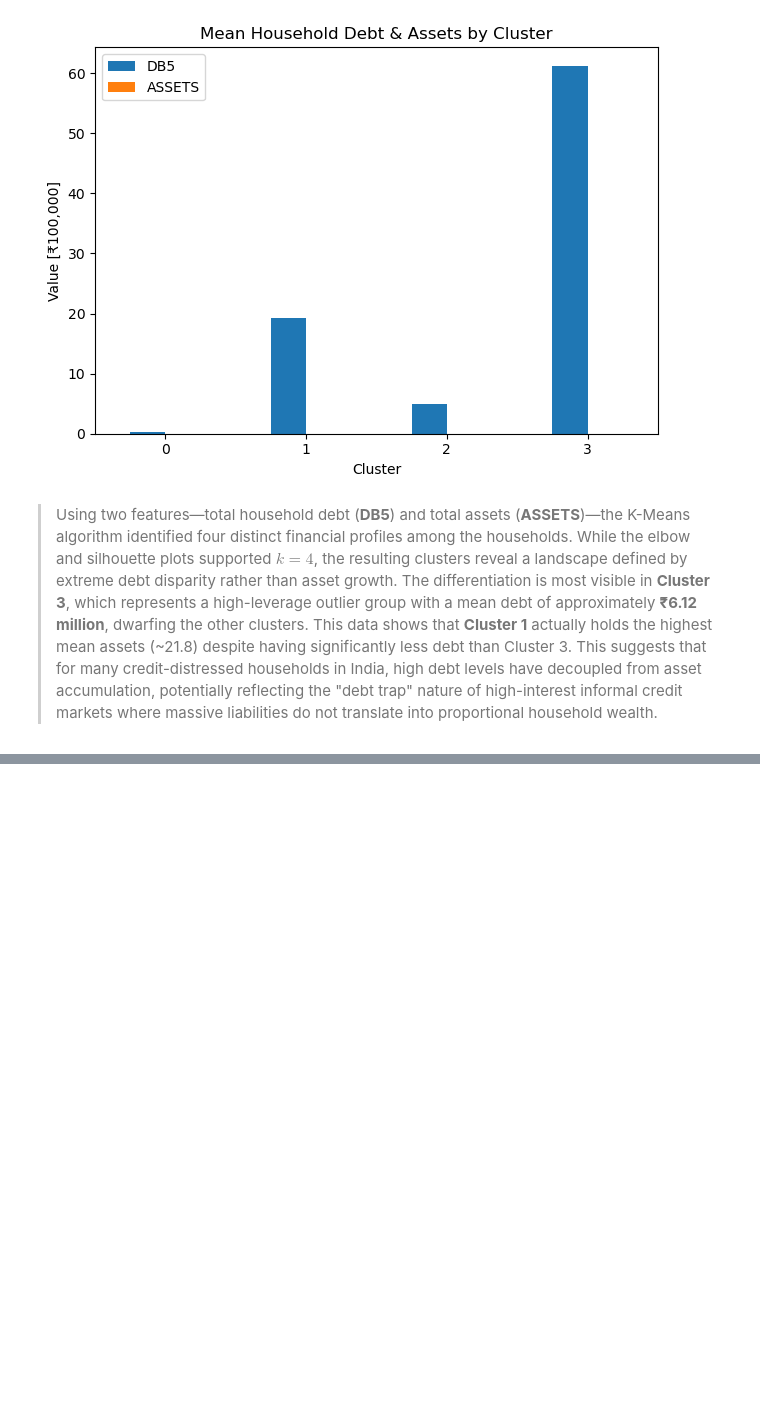
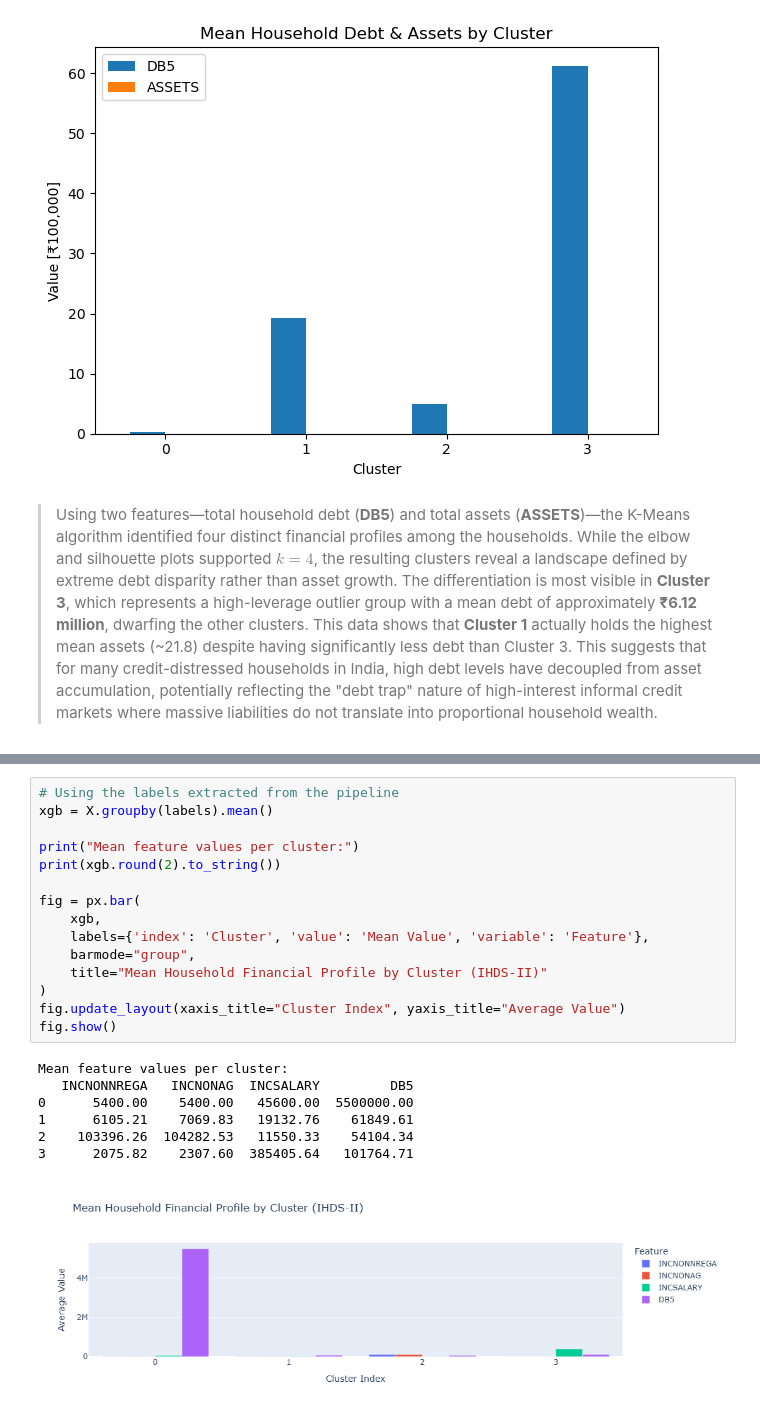
Before and after one commit to AJ-MH/Data-Science-Machine-Learning, a Jupyter notebook: indian-household-segmentation/indian_household_segmentation.ipynb, the cells around one changed output, grey strips where cells are left out. Saved outputs shown, nothing was run; the diff lists cells and outputs as text; blank space fills up the shorter version.

```diff
--- a/indian-household-segmentation/indian_household_segmentation.ipynb
+++ b/indian-household-segmentation/indian_household_segmentation.ipynb
@@ -610,0 +822,23 @@ Mean values per cluster:
+# %%
+# Using the labels extracted from the pipeline
+xgb = X.groupby(labels).mean()
+
+print("Mean feature values per cluster:")
+print(xgb.round(2).to_string())
+
+fig = px.bar(
+    xgb,
+    labels={'index': 'Cluster', 'value': 'Mean Value', 'variable': 'Feature'},
+    barmode="group",
+    title="Mean Household Financial Profile by Cluster (IHDS-II)"
+)
+fig.update_layout(xaxis_title="Cluster Index", yaxis_title="Average Value")
+fig.show()
+# %% [output]
+Mean feature values per cluster:
+   INCNONNREGA   INCNONAG  INCSALARY         DB5
+0      5400.00    5400.00   45600.00  5500000.00
+1      6105.21    7069.83   19132.76    61849.61
+2    103396.26  104282.53   11550.33    54104.34
+3      2075.82    2307.60  385405.64   101764.71
+[figure, added]
```
Also changed, not shown: parts of 19 cells of this notebook.
